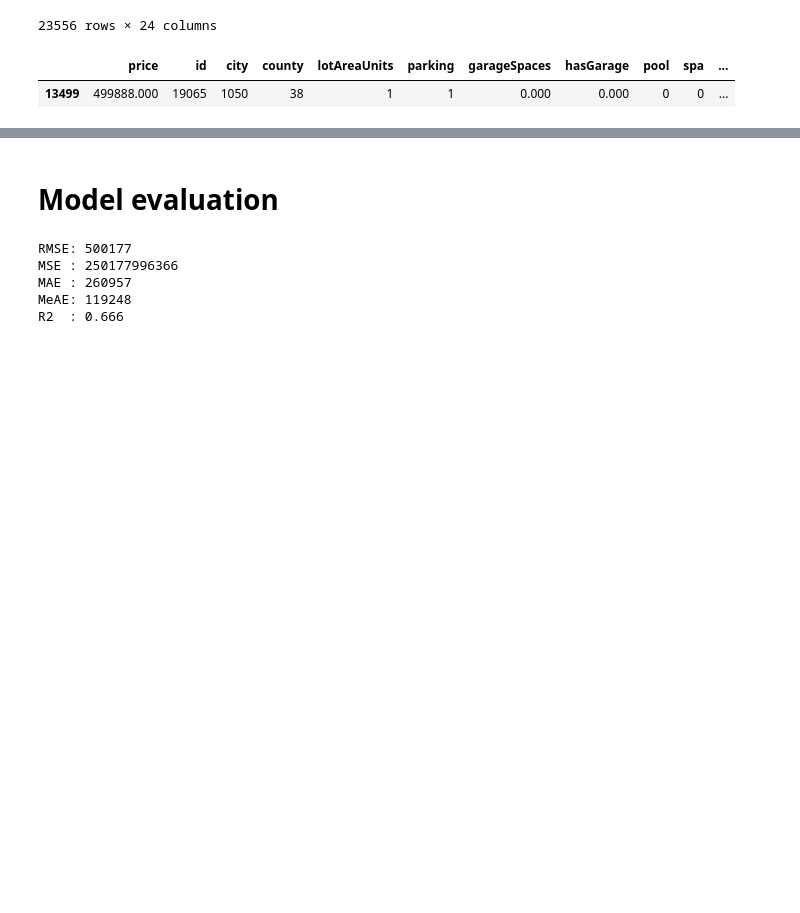
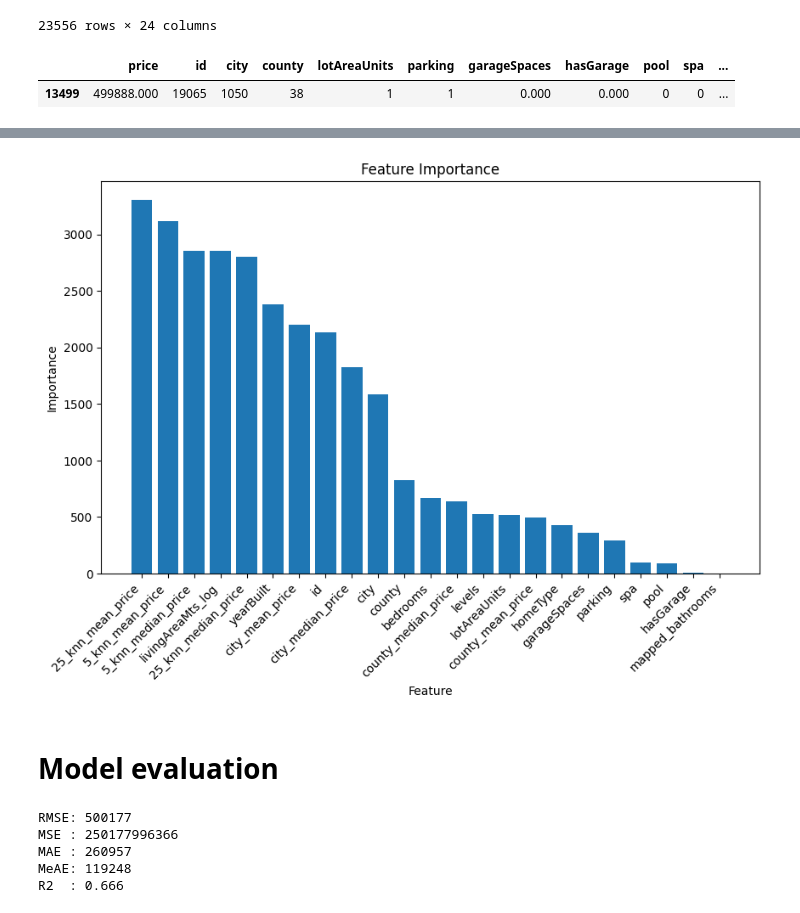
Before and after one commit to robertogarces/real-state, a Jupyter notebook: notebooks/pilot_model.ipynb, the cells around one changed output, grey strips where cells are left out. Saved outputs shown, nothing was run; the diff lists cells and outputs as text; code cells hidden in the pictures; blank space fills up the shorter version.

```diff
--- a/notebooks/pilot_model.ipynb
+++ b/notebooks/pilot_model.ipynb
@@ -172,4 +172,26 @@ And if memory is not enough, you can set `force_col_wise=true`.
 LGBMRegressor(n_estimators=1000, random_state=42)
+# %%
+feature_importance = model.feature_importances_
+
+# Crea un DataFrame con la importancia de las características
+feature_importance_df = pd.DataFrame({
+    'feature': X.columns,
+    'importance': feature_importance
+})
+
+# Ordena el DataFrame por importancia en orden descendente
+feature_importance_df = feature_importance_df.sort_values(by='importance', ascending=False)
+
+# Visualiza la importancia de las características en un gráfico de barras
+plt.figure(figsize=(10, 6))
+plt.bar(feature_importance_df['feature'], feature_importance_df['importance'])
+plt.xlabel('Feature')
+plt.ylabel('Importance')
+plt.title('Feature Importance')
+plt.xticks(rotation=45, ha='right')
+plt.show()
+# %% [output]
+[figure, added]
 # %% [markdown]
 # Model evaluation
 # %%
```
Also changed, not shown: parts of 1 cell of this notebook, 5 other files.
